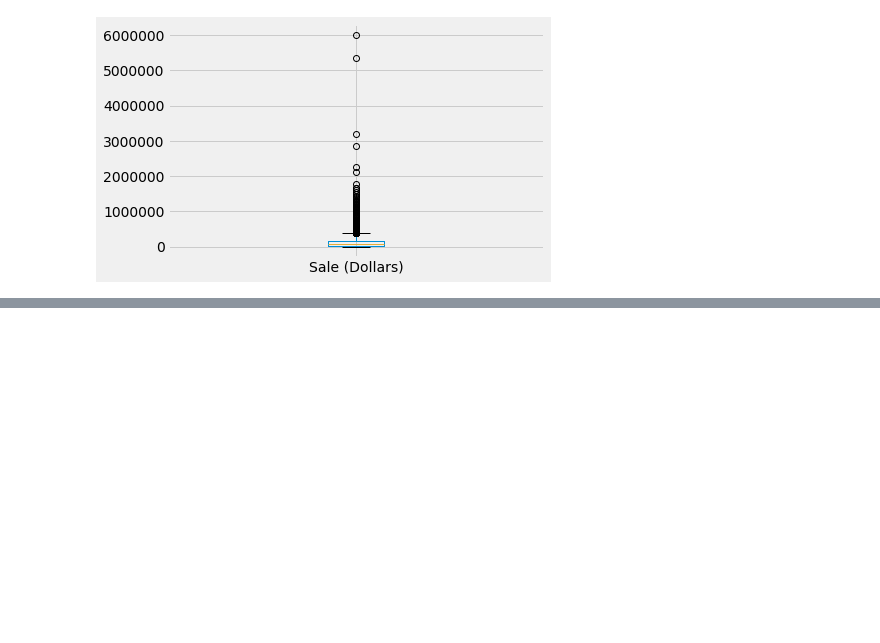
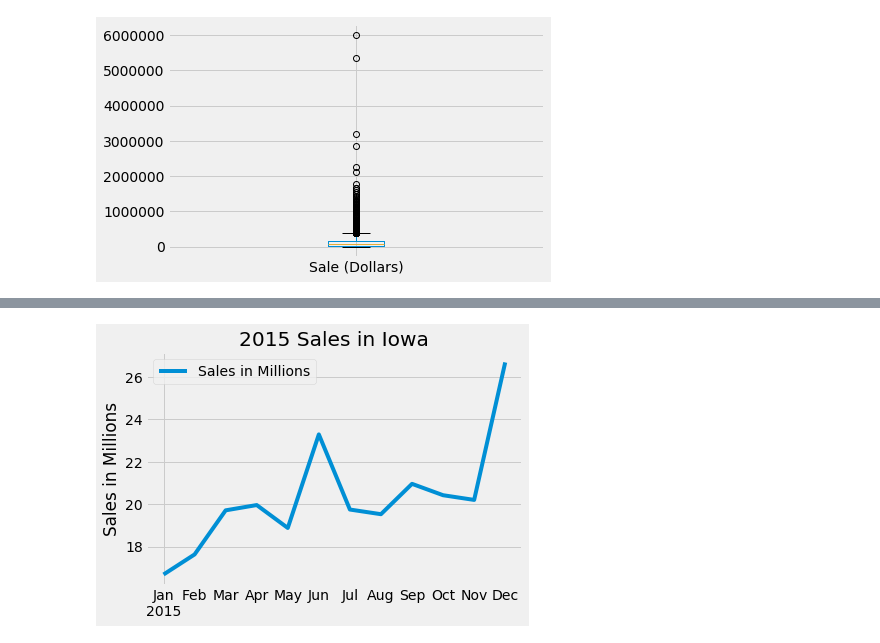
Before and after one commit to slevin886/IowaLiquorSales, a Jupyter notebook: code/Iowa full dataset.ipynb, the cells around one changed output, grey strips where cells are left out. Drawn from its saved outputs; the diff is of its cells as text; code cells hidden in the pictures; blank space fills up the shorter version.

```diff
--- a/code/Iowa full dataset.ipynb
+++ b/code/Iowa full dataset.ipynb
@@ -188,0 +104,13 @@ booze.loc[booze['Store Name'] == 'Garner One Stop']
+# %%
+#Creating a chart for monthly total sales in Iowa 2015
+booze_2015_charts = booze_2015.copy()
+booze_2015_charts = booze_2015_charts.set_index('Date').resample('M')[['Sale (Dollars)']].sum()
+booze_2015_charts['Sales in Millions'] = booze_2015_charts['Sale (Dollars)'] / 1000000
+booze_2015_charts['Sales in Millions'].plot()
+plt.legend()
+plt.ylabel('Sales in Millions')
+plt.xlabel('')
+plt.title('2015 Sales in Iowa')
+plt.show()
+# %% [output]
+[figure, added]
```
Also changed, not shown: parts of 14 cells of this notebook.
